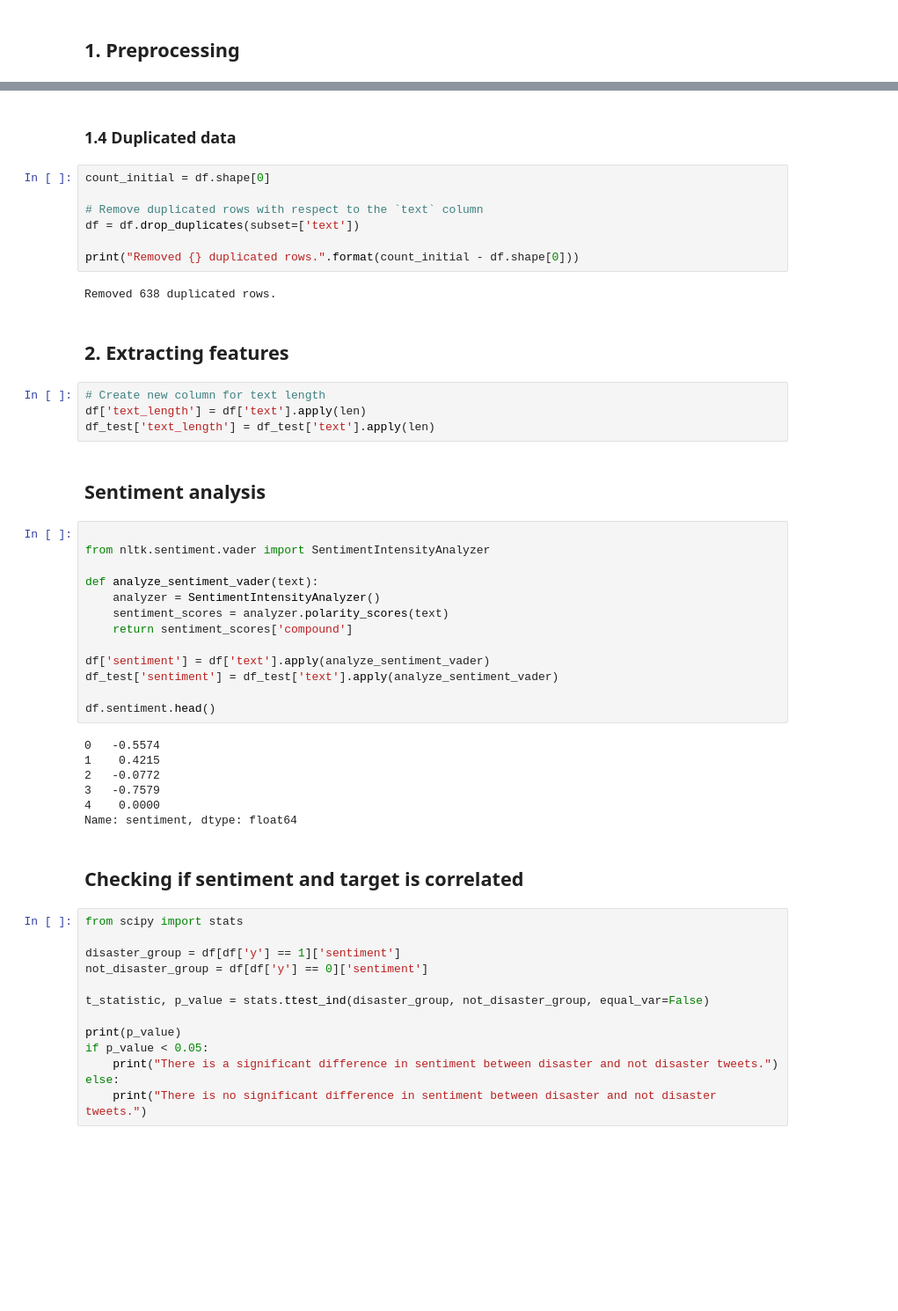
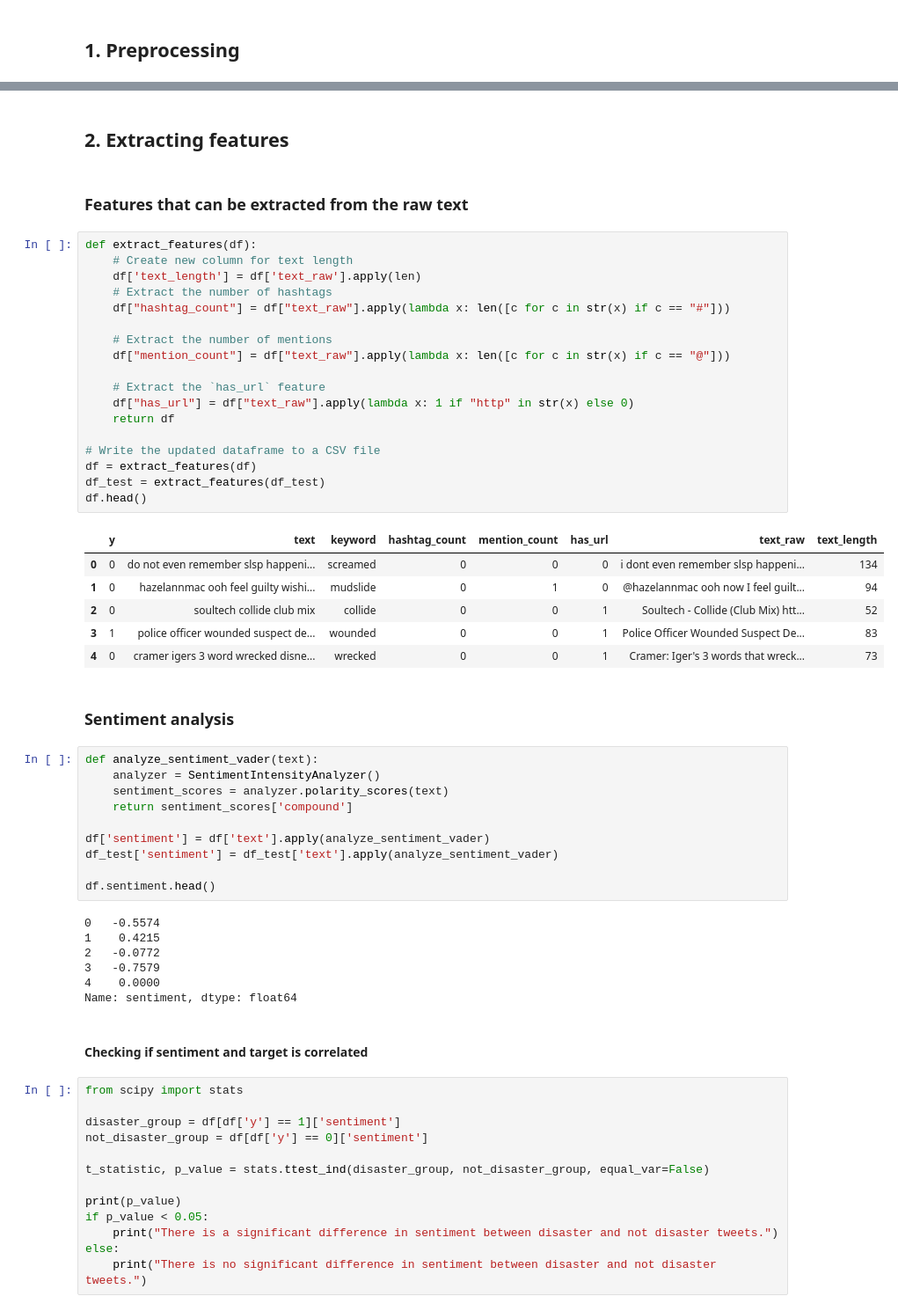
Before and after one commit to magnusrodseth/disaster-tweets, a Jupyter notebook: notebook-new.ipynb, the cells around one changed output, grey strips where cells are left out. Shown at 88% size. Drawn from its saved outputs; the diff is of its cells as text; blank space fills up the shorter version.

```diff
--- a/notebook-new.ipynb
+++ b/notebook-new.ipynb
@@ -322,26 +273,35 @@ Name: text, Length: 6533, dtype: object
-# %% [markdown]
-### 1.4 Duplicated data
-# %%
-count_initial = df.shape[0]
-
-# Remove duplicated rows with respect to the `text` column
-df = df.drop_duplicates(subset=['text'])
-
-print("Removed {} duplicated rows.".format(count_initial - df.shape[0]))
-# %% [output]
-Removed 638 duplicated rows.
 # %% [markdown]
 ## 2. Extracting features
-# %%
-# Create new column for text length
-df['text_length'] = df['text'].apply(len)
-df_test['text_length'] = df_test['text'].apply(len)
+# %% [markdown]
+### Features that can be extracted from the raw text
+# %%
+def extract_features(df):
+    # Create new column for text length
+    df['text_length'] = df['text_raw'].apply(len)
+    # Extract the number of hashtags
+    df["hashtag_count"] = df["text_raw"].apply(lambda x: len([c for c in str(x) if c == "#"]))
+
+    # Extract the number of mentions
+    df["mention_count"] = df["text_raw"].apply(lambda x: len([c for c in str(x) if c == "@"]))
+
+    # Extract the `has_url` feature
+    df["has_url"] = df["text_raw"].apply(lambda x: 1 if "http" in str(x) else 0)
+    return df
+
+# Write the updated dataframe to a CSV file
+df = extract_features(df)
+df_test = extract_features(df_test)
+df.head()
+# %% [output]
+|  | y | text | keyword | hashtag_count | mention_count | has_url | text_raw | text_length |
+| 0 | 0 | do not even remember slsp happeni... | screamed | 0 | 0 | 0 | i dont even remember slsp happeni... | 134 |
+| 1 | 0 | hazelannmac ooh feel guilty wishi... | mudslide | 0 | 1 | 0 | @hazelannmac ooh now I feel guilt... | 94 |
+| 2 | 0 | soultech collide club mix | collide | 0 | 0 | 1 | Soultech - Collide (Club Mix) htt... | 52 |
+| 3 | 1 | police officer wounded suspect de... | wounded | 0 | 0 | 1 | Police Officer Wounded Suspect De... | 83 |
+| 4 | 0 | cramer igers 3 word wrecked disne... | wrecked | 0 | 0 | 1 | Cramer: Iger's 3 words that wreck... | 73 |
 # %% [markdown]
-## Sentiment analysis
+### Sentiment analysis
 # %%
-
-from nltk.sentiment.vader import SentimentIntensityAnalyzer
-
 def analyze_sentiment_vader(text):
     analyzer = SentimentIntensityAnalyzer()
     sentiment_scores = analyzer.polarity_scores(text)
@@ -359,7 +319,7 @@ df.sentiment.head()
 4    0.0000
 Name: sentiment, dtype: float64
 # %% [markdown]
-## Checking if sentiment and target is correlated
+#### Checking if sentiment and target is correlated
 # %%
 from scipy import stats
 
```
Also changed, not shown: parts of 37 cells of this notebook.
